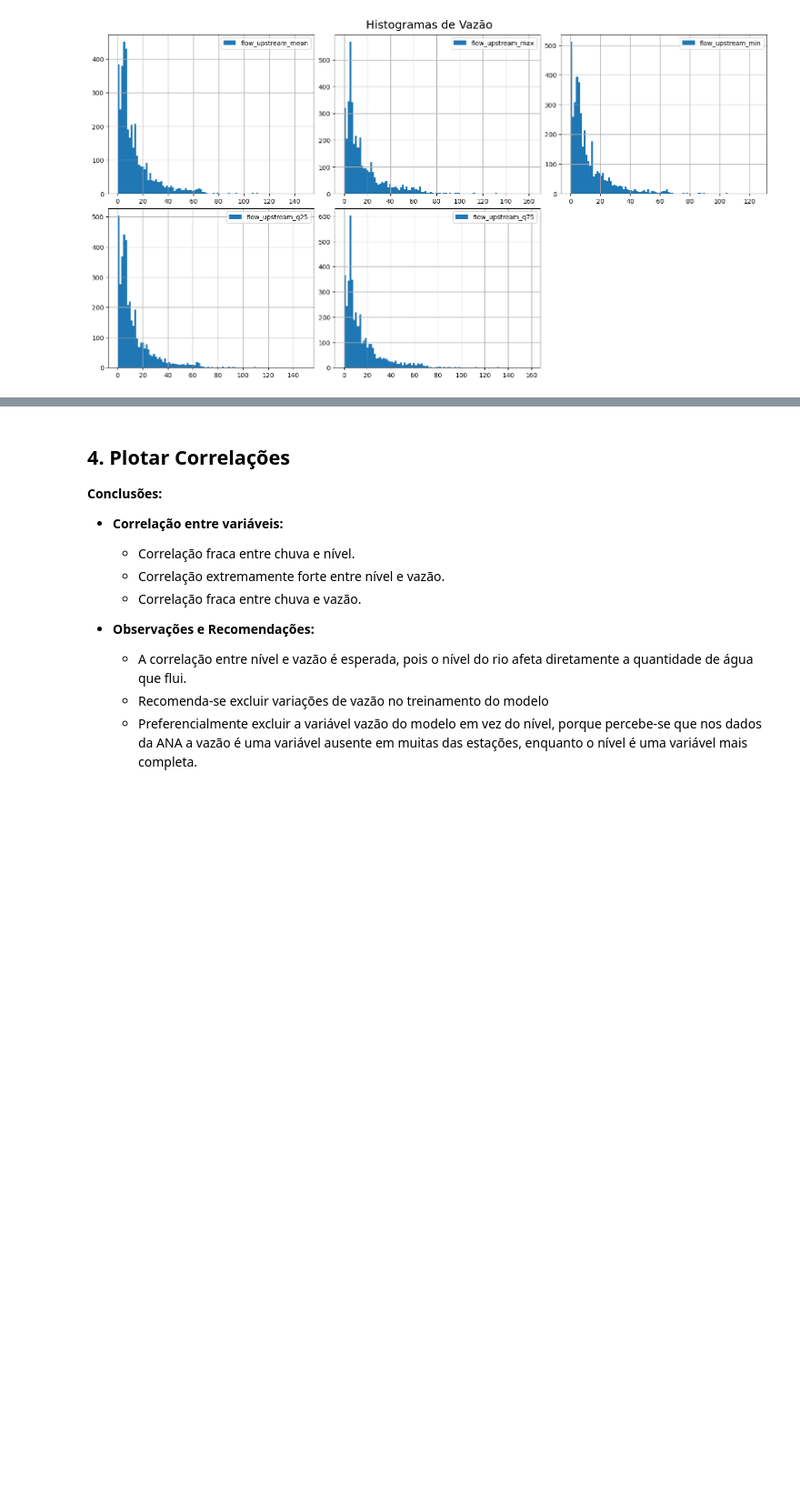
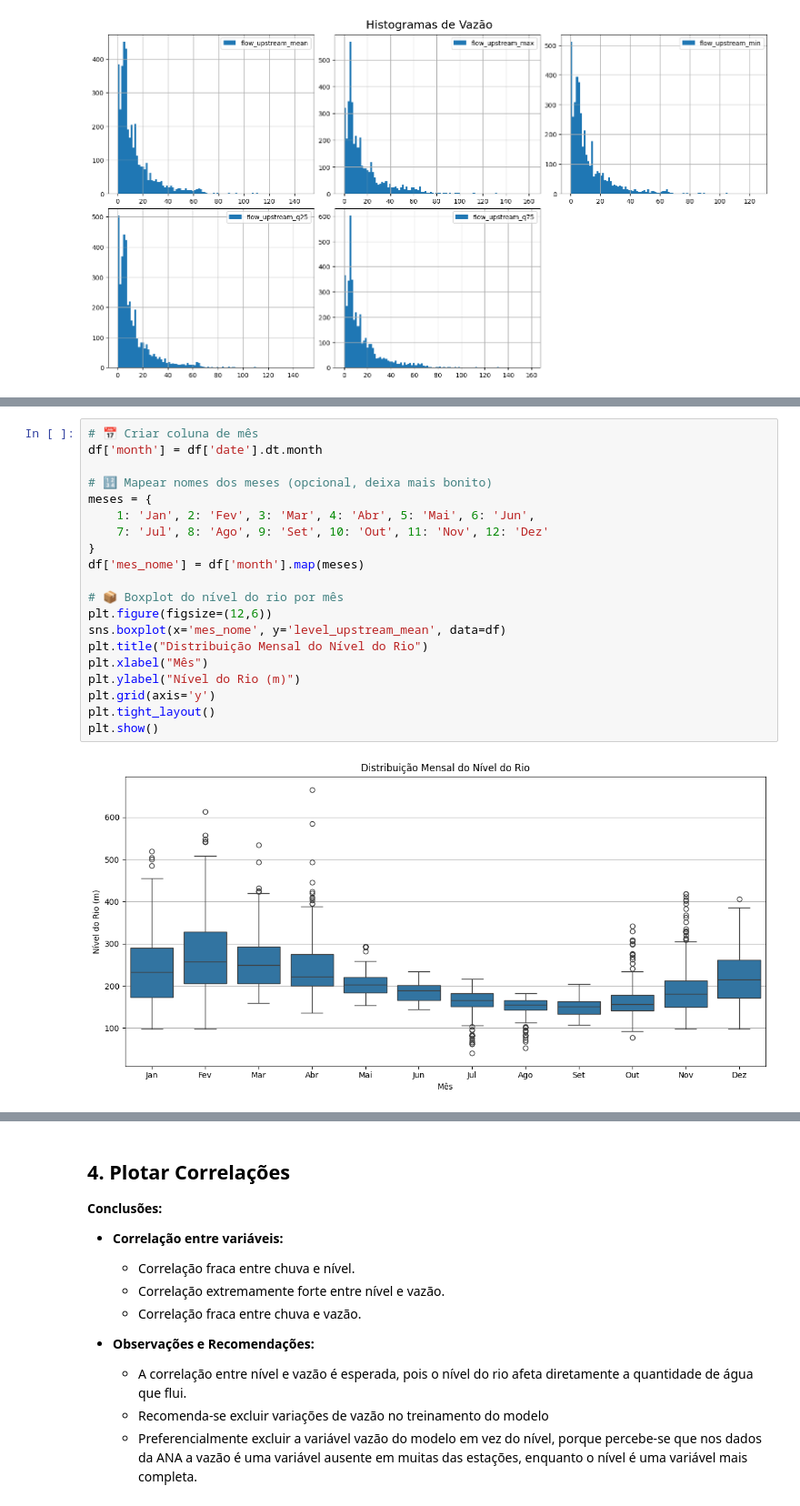
Before and after one commit to brunoconterato/gs-disaster, a Jupyter notebook: src/2. EDA.ipynb, the cells around one changed output, grey strips where cells are left out. Shown at 91% size. Saved outputs shown, nothing was run; the diff lists cells and outputs as text; blank space fills up the shorter version.

```diff
--- a/src/2. EDA.ipynb
+++ b/src/2. EDA.ipynb
@@ -89,0 +171,22 @@ plot_histograms(df, vazao_cols, n_cols=3, bins=100, title="Histogramas de Vazão
+# %%
+# 📅 Criar coluna de mês
+df['month'] = df['date'].dt.month
+
+# 🔢 Mapear nomes dos meses (opcional, deixa mais bonito)
+meses = {
+    1: 'Jan', 2: 'Fev', 3: 'Mar', 4: 'Abr', 5: 'Mai', 6: 'Jun',
+    7: 'Jul', 8: 'Ago', 9: 'Set', 10: 'Out', 11: 'Nov', 12: 'Dez'
+}
+df['mes_nome'] = df['month'].map(meses)
+
+# 📦 Boxplot do nível do rio por mês
+plt.figure(figsize=(12,6))
+sns.boxplot(x='mes_nome', y='level_upstream_mean', data=df)
+plt.title("Distribuição Mensal do Nível do Rio")
+plt.xlabel("Mês")
+plt.ylabel("Nível do Rio (m)")
+plt.grid(axis='y')
+plt.tight_layout()
+plt.show()
+# %% [output]
+[figure, added]
```
Also changed, not shown: parts of 12 cells of this notebook.
